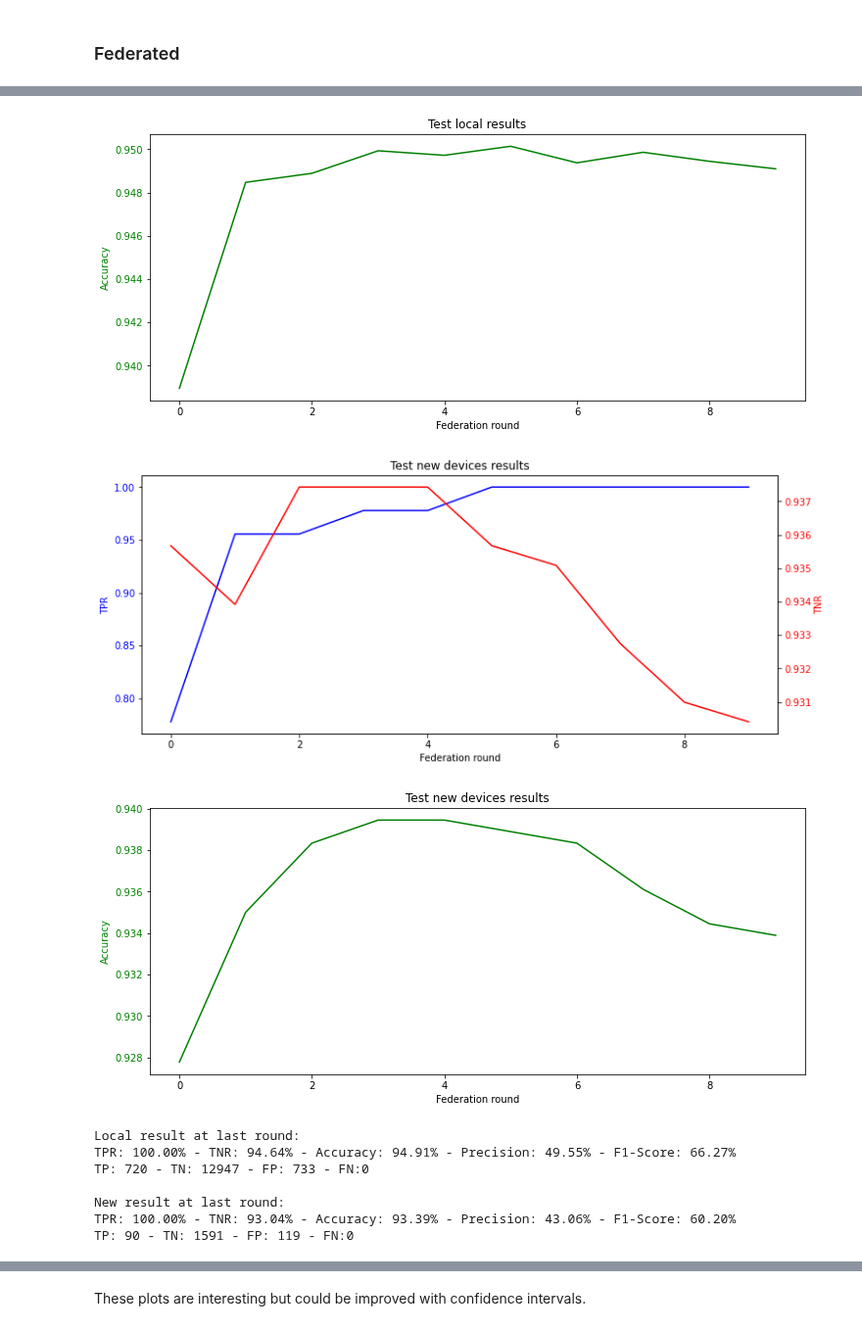
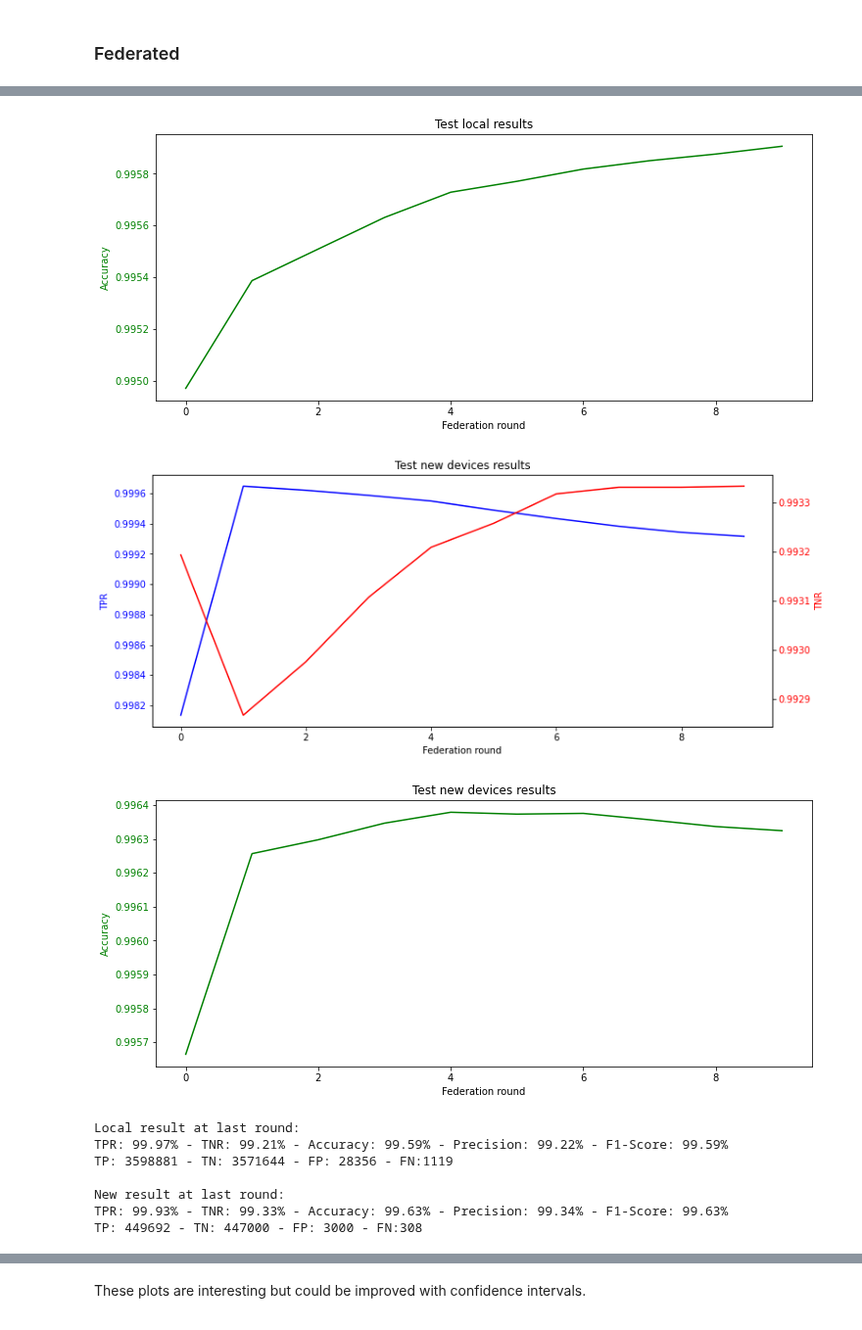
Before and after one commit to ValerianRey/fed_iot_guard, a Jupyter notebook: Test results.ipynb, the cells around one changed output, grey strips where cells are left out. Shown at 98% size. Cells and saved outputs as stored; diff of their text form; code cells hidden in the pictures.

Commit message:
added some results

```diff
--- a/Test results.ipynb
+++ b/Test results.ipynb
@@ -98,7 +98,7 @@ def plot_global_thresholds(thresholds, title=''):
 # %% [markdown]
 ### Non-federated
 # %%
-path_test = 'test_results/centralized_autoencoder/run_0/'
+path_test = 'test_results/centralized_autoencoder/0,5 5rr/'
 
 with open(path_test + 'local_results.json') as json_file:
     test_local_results = json.load(json_file)
@@ -125,7 +125,7 @@ TP: 90 - TN: 1607 - FP: 103 - FN:0
 # %% [markdown]
 ### Federated
 # %%
-path_test = 'test_results/decentralized_autoencoder_federated/run_3/'
+path_test = 'test_results/decentralized_classifier_fedavg/0,5 5rr/'
 
 with open(path_test + 'local_results.json') as json_file:
     test_local_results = json.load(json_file)
@@ -161,10 +161,10 @@ except:
-[figure, old version]
+[figure, new version]
-[figure, old version]
+[figure, new version]
-[figure, old version]
+[figure, new version]
 Local result at last round:
-TPR: 100.00% - TNR: 94.64% - Accuracy: 94.91% - Precision: 49.55% - F1-Score: 66.27%
-TP: 720 - TN: 12947 - FP: 733 - FN:0
+TPR: 99.97% - TNR: 99.21% - Accuracy: 99.59% - Precision: 99.22% - F1-Score: 99.59%
+TP: 3598881 - TN: 3571644 - FP: 28356 - FN:1119
 
 New result at last round:
-TPR: 100.00% - TNR: 93.04% - Accuracy: 93.39% - Precision: 43.06% - F1-Score: 60.20%
-TP: 90 - TN: 1591 - FP: 119 - FN:0
+TPR: 99.93% - TNR: 99.33% - Accuracy: 99.63% - Precision: 99.34% - F1-Score: 99.63%
+TP: 449692 - TN: 447000 - FP: 3000 - FN:308
```
Also changed, not shown: parts of 2 cells of this notebook, 32 other files.
